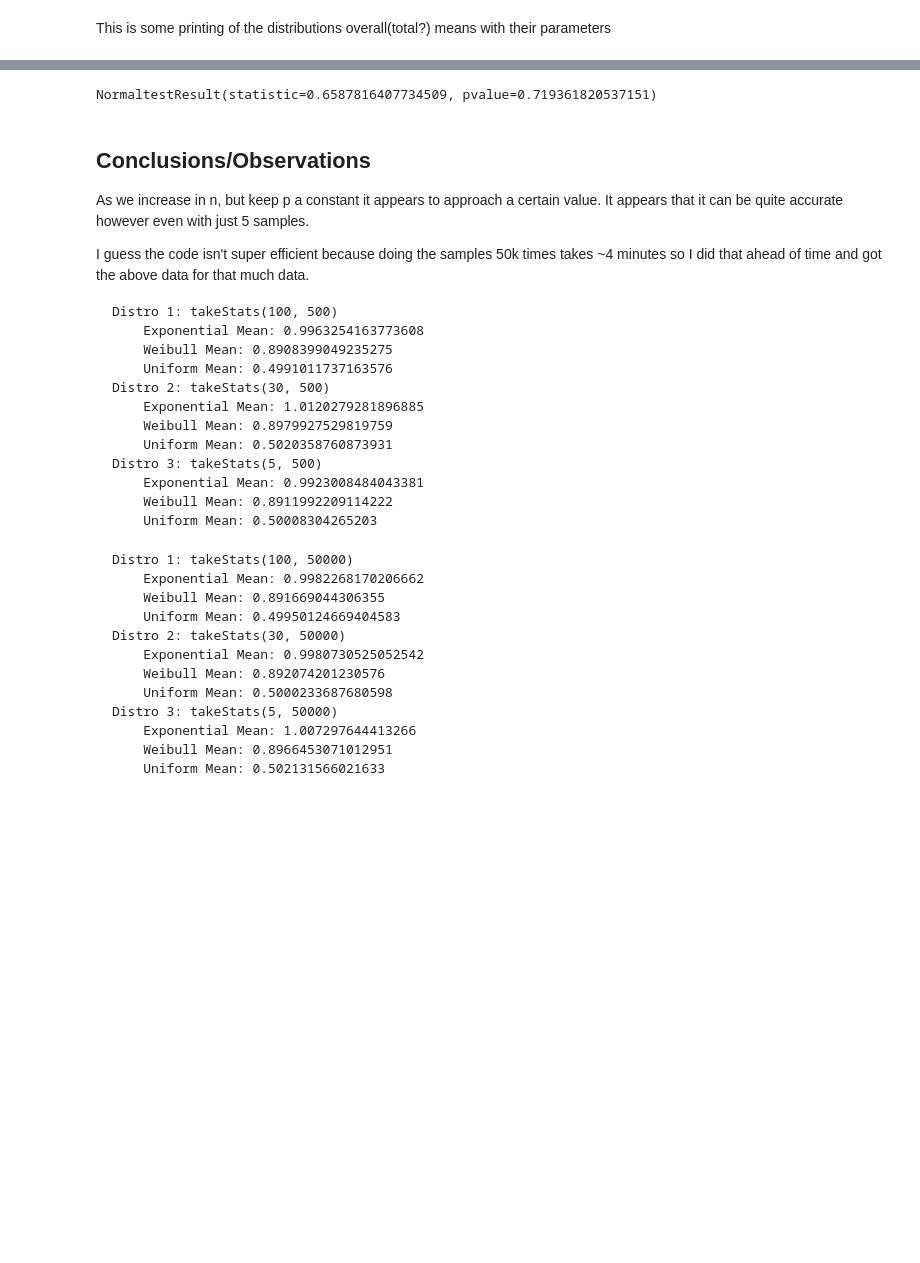
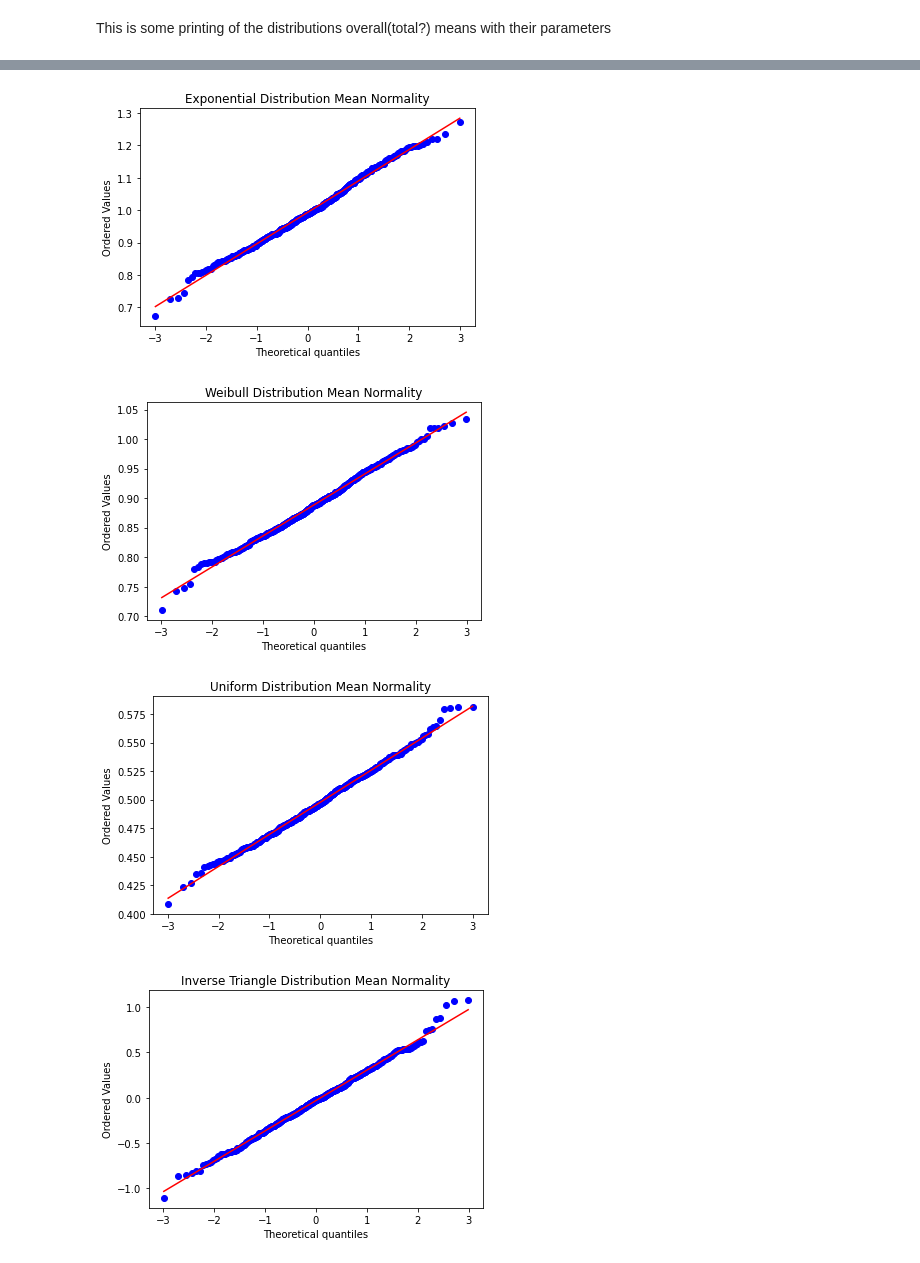
Before and after one commit to ddeniro/ECEproject, a Jupyter notebook: project.ipynb, the cells around one changed output, grey strips where cells are left out. Drawn from its saved outputs; the diff is of its cells as text; code cells hidden in the pictures; blank space fills up the shorter version.

Commit message:
Update project.ipynb
Added normality plots to assess normality for n = 100 for each distribution

````diff
--- a/project.ipynb
+++ b/project.ipynb
@@ -363,50 +363,28 @@ print(scipy.std(distro1.weiMeans)) # Standard Deviation
-# %%
-#ASSESS NORMALITY
-scipy.stats.normaltest(distro1.weiMeans)
-#It looks like this function pretty much does what we need it to, but not in a format that's easily presentable.
-
-# Alternatively, we can make a new function to do this
-#These instructions are for excel, but can be converted to a python algorithm
-
-#Arrange your x-values in ascending order.
-#Calculate fi = (i-0.375)/(n+0.25), where i is the position of the data value in the
-#ordered list and n is the number of observations.
-#Find the z-score for each fi
-#Plot your x-values on the horizontal axis and the corresponding z-score
-#on the vertical axis.
-# %% [output]
-NormaltestResult(statistic=0.6587816407734509, pvalue=0.719361820537151)
-# %% [markdown]
-## Conclusions/Observations
-
-As we increase in n, but keep p a constant it appears to approach a certain value. It appears that it can be quite accurate however even with just 5 samples.
-
-I guess the code isn't super efficient because doing the samples 50k times takes ~4 minutes so I did that ahead of time and got the above data for that much data.
-```txt
-Distro 1: takeStats(100, 500)
-	Exponential Mean: 0.9963254163773608
-	Weibull Mean: 0.8908399049235275
-	Uniform Mean: 0.4991011737163576
-Distro 2: takeStats(30, 500)
-	Exponential Mean: 1.0120279281896885
-	Weibull Mean: 0.8979927529819759
-	Uniform Mean: 0.5020358760873931
-Distro 3: takeStats(5, 500)
-	Exponential Mean: 0.9923008484043381
-	Weibull Mean: 0.8911992209114222
-	Uniform Mean: 0.50008304265203
-```
-```
-Distro 1: takeStats(100, 50000)
-	Exponential Mean: 0.9982268170206662
-	Weibull Mean: 0.891669044306355
-	Uniform Mean: 0.49950124669404583
-Distro 2: takeStats(30, 50000)
-	Exponential Mean: 0.9980730525052542
-	Weibull Mean: 0.892074201230576
-	Uniform Mean: 0.5000233687680598
-Distro 3: takeStats(5, 50000)
-	Exponential Mean: 1.007297644413266
-	Weibull Mean: 0.8966453071012951
-	Uniform Mean: 0.502131566021633
-```
+# %%
+#ASSESS NORMALITY
+#scipy.stats.normaltest(distro1.weiMeans)
+#It looks like this function pretty much does what we need it to, but not in a format that's easily presentable.
+
+# probplot
+scipy.stats.probplot(distro1.exMeans, plot=plt)
+plt.title('Exponential Distribution Mean Normality')
+plt.show()
+
+scipy.stats.probplot(distro1.weiMeans, plot=plt)
+plt.title('Weibull Distribution Mean Normality')
+plt.show()
+
+scipy.stats.probplot(distro1.uniMeans, plot=plt)
+plt.title('Uniform Distribution Mean Normality')
+plt.show()
+
+scipy.stats.probplot(distro1.triMeans, plot=plt)
+plt.title('Inverse Triangle Distribution Mean Normality')
+plt.show()
+
+#Aside from visible deviations at the end, the CLT theorem holds up fairly well
+# %% [output]
+[figure, added]
+[figure, added]
+[figure, added]
+[figure, added]
````
Also changed, not shown: parts of 11 cells of this notebook.
